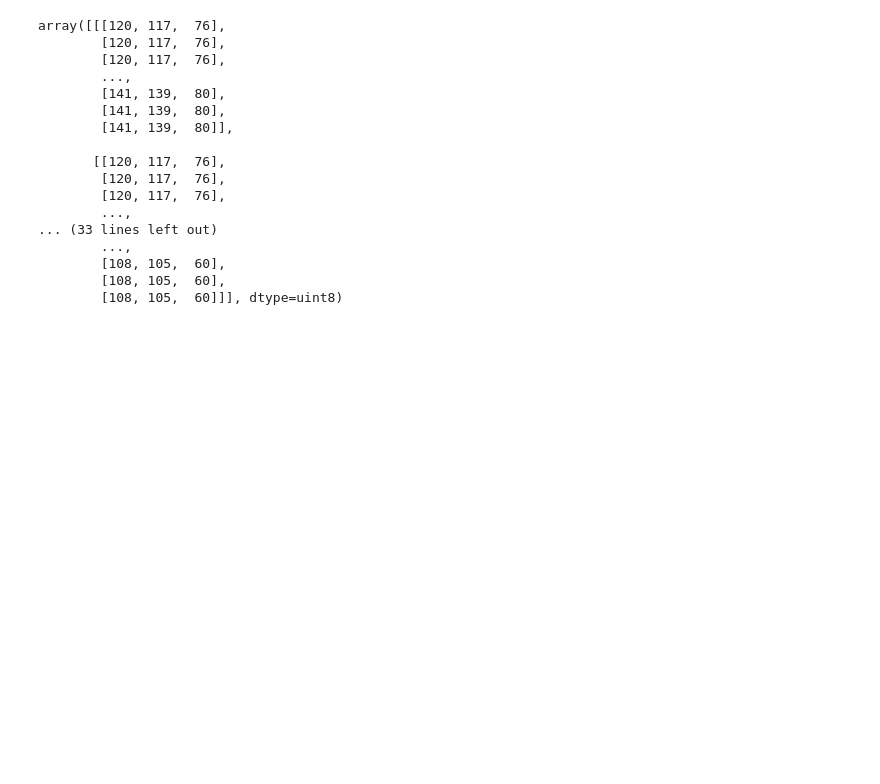
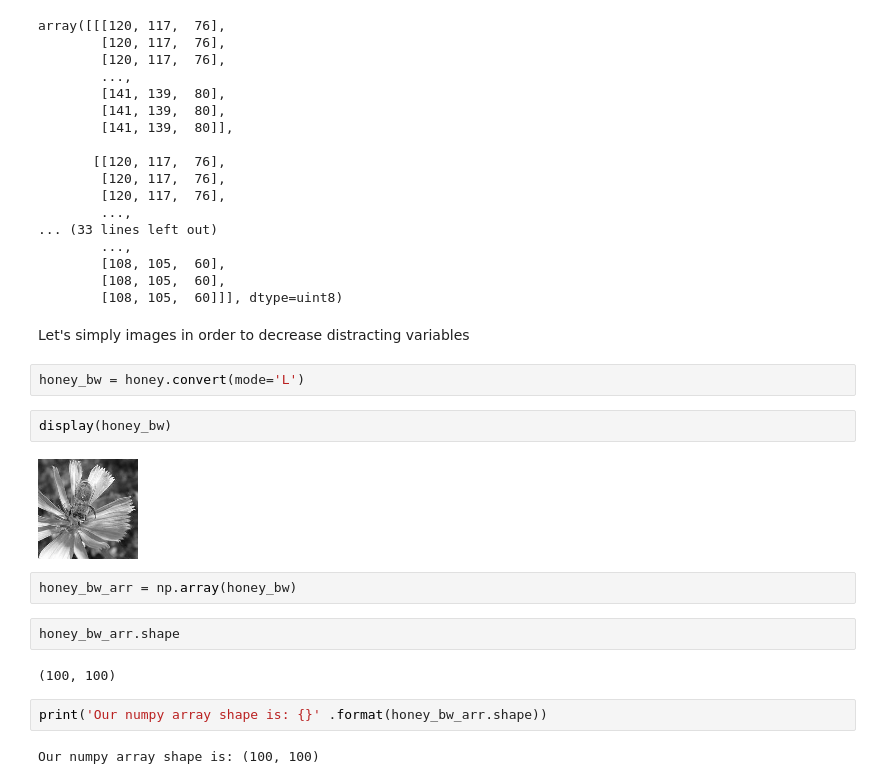
Before and after one commit to juansantateresa/juan, a Jupyter notebook: Projects/Naïve Bees Image Loading and Processing.ipynb, the cells around one changed output. Cells and saved outputs as stored; diff of their text form; blank space fills up the shorter version.

```diff
--- a/Projects/Naïve Bees Image Loading and Processing.ipynb
+++ b/Projects/Naïve Bees Image Loading and Processing.ipynb
@@ -205,3 +205,21 @@ array([[[120, 117,  76],
         [108, 105,  60],
         [108, 105,  60],
         [108, 105,  60]]], dtype=uint8)
+# %% [markdown]
+Let's simply images in order to decrease distracting variables
+# %%
+honey_bw = honey.convert(mode='L')
+# %%
+display(honey_bw)
+# %% [output]
+[figure, added]
+# %%
+honey_bw_arr = np.array(honey_bw)
+# %%
+honey_bw_arr.shape
+# %% [output]
+(100, 100)
+# %%
+print('Our numpy array shape is: {}' .format(honey_bw_arr.shape))
+# %% [output]
+Our numpy array shape is: (100, 100)
```
